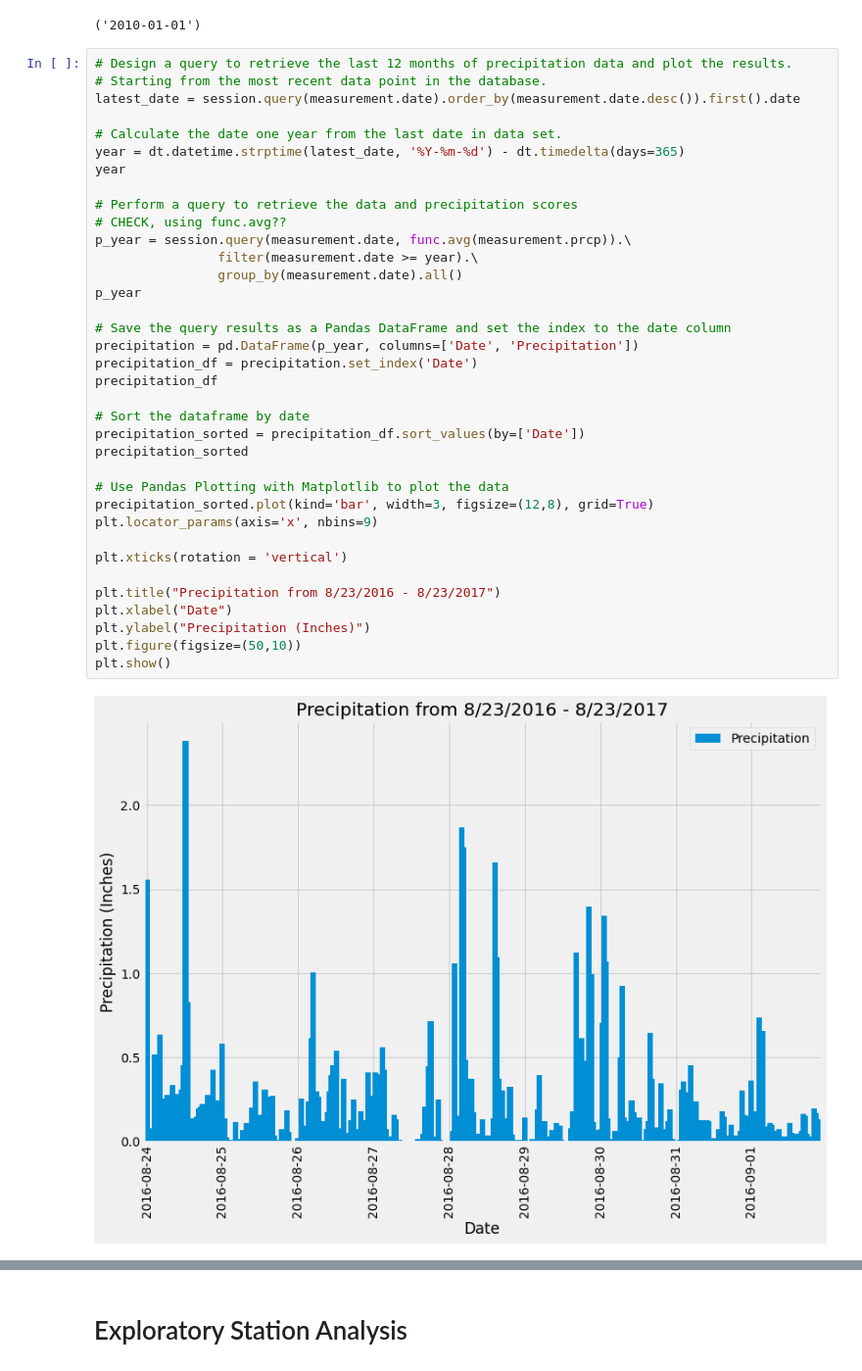
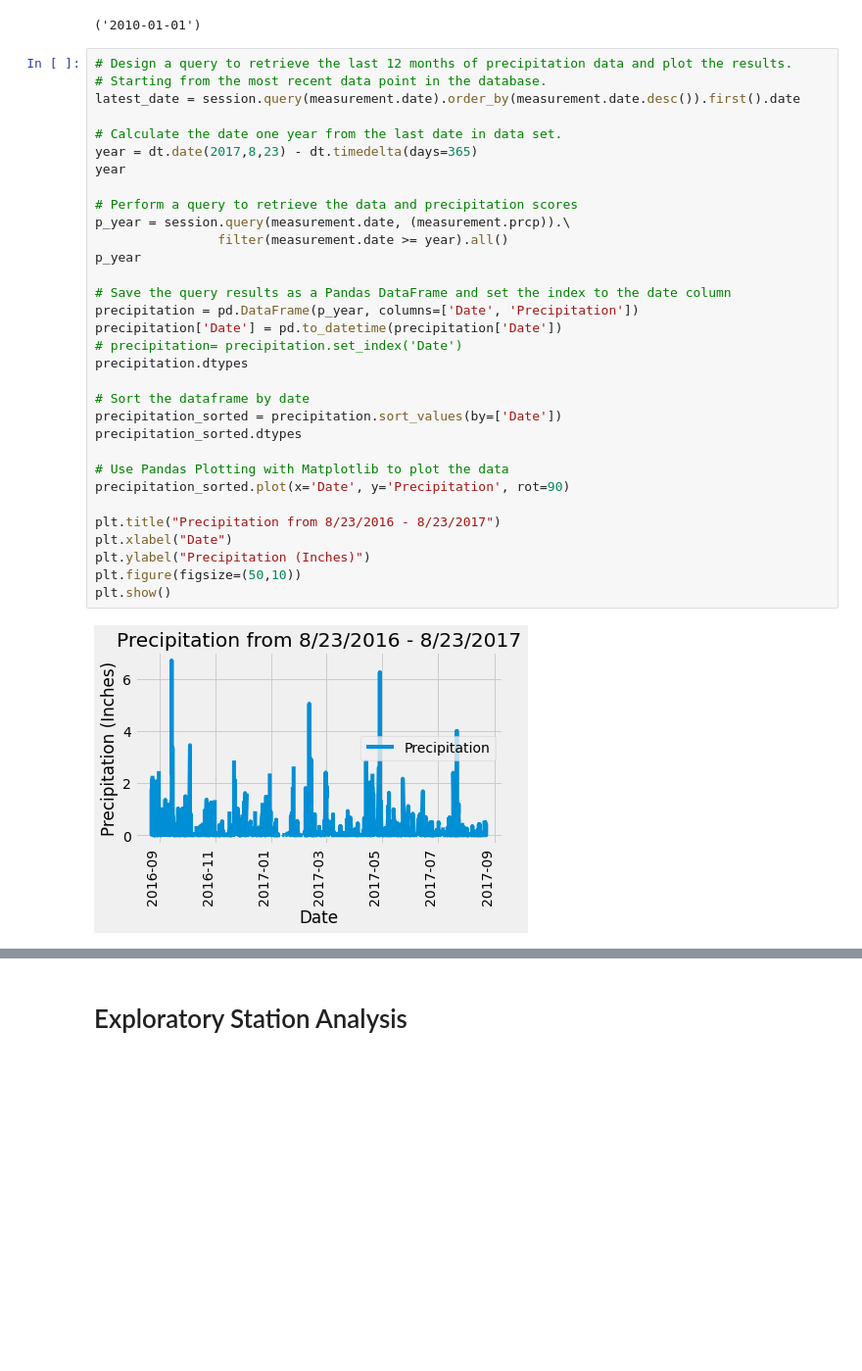
Before and after one commit to c-kleerun/sqlalchemy-challenge, a Jupyter notebook: climate.ipynb, the cells around one changed output, grey strips where cells are left out. Shown: that part at 98% size. Saved outputs shown, nothing was run; the diff lists cells and outputs as text; blank space fills up the shorter version.

```diff
--- a/climate.ipynb
+++ b/climate.ipynb
@@ -45,41 +45,37 @@ session.query(measurement.date).order_by(measurement.date).first()
 # %%
 # Design a query to retrieve the last 12 months of precipitation data and plot the results.
 # Starting from the most recent data point in the database.
 latest_date = session.query(measurement.date).order_by(measurement.date.desc()).first().date
 
 # Calculate the date one year from the last date in data set.
-year = dt.datetime.strptime(latest_date, '%Y-%m-%d') - dt.timedelta(days=365)
+year = dt.date(2017,8,23) - dt.timedelta(days=365)
 year
 
 # Perform a query to retrieve the data and precipitation scores
-# CHECK, using func.avg??
-p_year = session.query(measurement.date, func.avg(measurement.prcp)).\
-                filter(measurement.date >= year).\
-                group_by(measurement.date).all()
+p_year = session.query(measurement.date, (measurement.prcp)).\
+                filter(measurement.date >= year).all()
 p_year
 
 # Save the query results as a Pandas DataFrame and set the index to the date column
 precipitation = pd.DataFrame(p_year, columns=['Date', 'Precipitation'])
-precipitation_df = precipitation.set_index('Date')
-precipitation_df
+precipitation['Date'] = pd.to_datetime(precipitation['Date'])
+# precipitation= precipitation.set_index('Date')
+precipitation.dtypes
 
 # Sort the dataframe by date
-precipitation_sorted = precipitation_df.sort_values(by=['Date'])
-precipitation_sorted
+precipitation_sorted = precipitation.sort_values(by=['Date'])
+precipitation_sorted.dtypes
 
 # Use Pandas Plotting with Matplotlib to plot the data
-precipitation_sorted.plot(kind='bar', width=3, figsize=(12,8), grid=True)
-plt.locator_params(axis='x', nbins=9)
-
-plt.xticks(rotation = 'vertical')
+precipitation_sorted.plot(x='Date', y='Precipitation', rot=90)
 
 plt.title("Precipitation from 8/23/2016 - 8/23/2017")
 plt.xlabel("Date")
 plt.ylabel("Precipitation (Inches)")
 plt.figure(figsize=(50,10))
 plt.show()
 # %% [output]
-[figure, old version]
+[figure, new version]
 <Figure size 3600x720 with 0 Axes>
 # %%
 # Use Pandas to calcualte the summary statistics for the precipitation data
```
Also changed, not shown: parts of 3 cells of this notebook.
